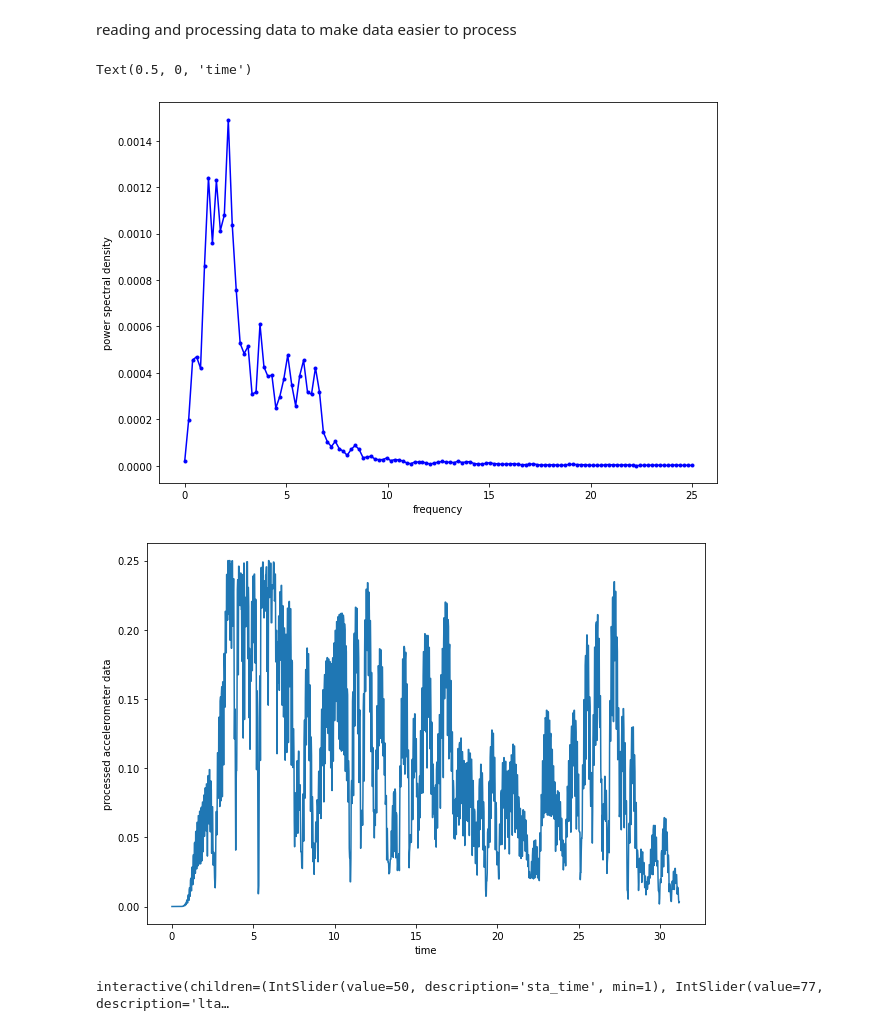
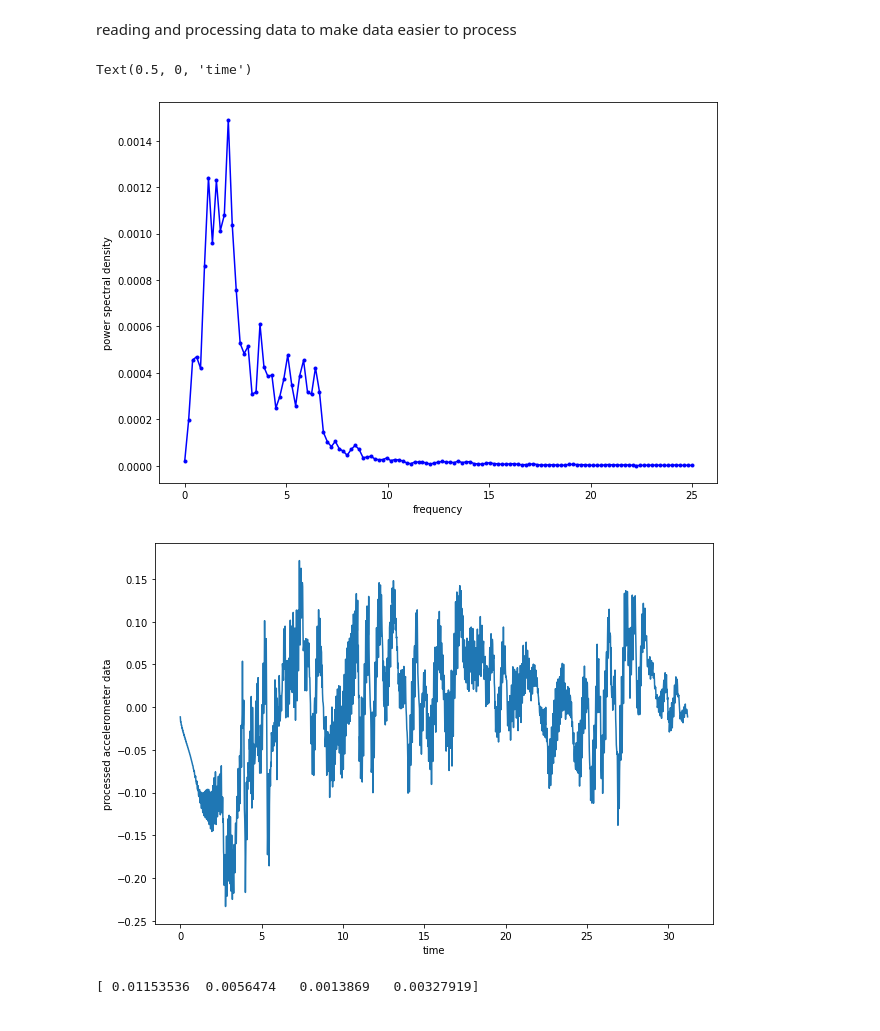
Before and after one commit to Student-Satellite-IITB/GLEE, a Jupyter notebook: wave_onset/sta-lta.ipynb, the cells around one changed output. Drawn from its saved outputs; the diff is of its cells as text; code cells hidden in the pictures.

```diff
--- a/wave_onset/sta-lta.ipynb
+++ b/wave_onset/sta-lta.ipynb
@@ -27,33 +27,37 @@ def butter_bandpass_filter(data, lowcut, highcut, fs, order=5):#band pass filter
     b, a = butter_bandpass(lowcut, highcut, fs, order=order)# coefficients of numerator and denomenator polynomial
     y = lfilter(b, a, data)#fir filter
     return y#filtered data
+# %%
+def data_pack(X):
+    y = butter_bandpass_filter(X,5,7,50,order=10)# band pass filter between 5 and 7 hrtz
+    y=abs(y)# to convert negative data from accelerometer to positive value
+    y_max=np.max(y)# max value recorded by accelerometer
+    y_envelop=np.zeros_like(y)
+    y_envelop_2=np.zeros_like(y)
+    y_envelop[:]=(y[:]/y_max)-(y[:]/y_max)**2# a variable to almost map the original wave but with less ossciliations
+    for i in range(1,len(y)):
+        y_envelop_2[0]=y_envelop[0]
+        y_envelop_2[i]=np.max(y_envelop[i-1:i+1])#to reduce the osscilations even further and make the data more uniform
+    y_hilbert=np.imag(hilbert(y_envelop_2))
+    return y,y_hilbert, y_envelop_2
 # %% [markdown]
 reading and processing data to make data easier to process
 # %%
 my_step=pd.read_csv('elcentro.csv')# reading data
 X=my_step['Acceleration']# accelerometer reading
 plt.figure(figsize=(10,7))
 freq,psd=signal.welch(X,50)# spectral density plot using welch method
 plt.plot(freq,psd,'b.-')#plotting psd using welches method
 plt.xlabel('frequency')
 plt.ylabel('power spectral density')
 #b, a = butter(10, 0.1, btype='low', analog=False)
-y = butter_bandpass_filter(X,5,7,50,order=10)# band pass filter between 5 and 7 hrtz
-y=abs(y)# to convert negative data from accelerometer to positive value
-y_max=np.max(y)# max value recorded by accelerometer
-y_envelop=np.zeros_like(y)
-y_envelop_2=np.zeros_like(y)
-y_envelop[:]=(y[:]/y_max)-(y[:]/y_max)**2# a variable to almost map the original wave but with less ossciliations
-for i in range(1,len(y)):
-    y_envelop_2[0]=y_envelop[0]
-    y_envelop_2[i]=np.max(y_envelop[i-1:i+1])#to reduce the osscilations even further and make the data more uniform
-y_hilbert=np.imag(hilbert(y_envelop_2))
+y,y_hilbert,y_envelop_2=data_pack(X)
 plt.figure(figsize=(10,7))
 
-plt.plot(my_step['Time'],y_envelop_2)
+plt.plot(my_step['Time'],y_hilbert)
 plt.ylabel('processed accelerometer data')
 plt.xlabel('time')
 # %% [output]
 Text(0.5, 0, 'time')
 [figure]
-[figure, old version]
+[figure, new version]
@@ -95,8 +107,8 @@ def trigger_onset(charfct, thres1, thres2, max_len=9e99, max_len_delete=False):
         pick.append([ trigger_on[0],  trigger_of[0]])
     return np.array(pick, dtype=np.int64)
 # %%
-@widgets.interact(sta_time=(1,100,1),lta_time=(5,150,1),thr_on=(0.01,2,0.01),thr_off=(0.01,1,0.01))# just graphical representation of no importance
-def ratio_sta_lta_calc(sta_time,lta_time,thr_on,thr_off):
+#@widgets.interact(thr_on=(0.01,2,0.01),thr_off=(0.01,1,0.01),y)# just graphical representation of no importance
+def trigger_event(thr_on,thr_off,k,k_envelop_2,k_hilbert,sta_time=30,lta_time=120):
     ratio_sta_lta=np.zeros(len(y))
     sta=0.#short term average
     csta=1./sta_time# variable to reduce redudancy in writting the formula
@@ -112,46 +124,20 @@ def ratio_sta_lta_calc(sta_time,lta_time,thr_on,thr_off):
             ratio_sta_lta[i]=0
       else:
              ratio_sta_lta[i]=sta/lta
-    plt.figure(figsize=(10,10))
-    plt.plot(ratio_sta_lta)
-    plt.xlabel('time')
-    plt.ylabel('sta/lta')
     cft=ratio_sta_lta
     trace=Trace(np.array(y_envelop_2))
     df = trace.stats.sampling_rate
     npts = trace.stats.npts
     t = np.arange(npts, dtype=np.float32) / df
-    fig = plt.figure(figsize=(10,10))
-    ax1 = fig.add_subplot(211)
-    ax1.plot(t*0.02,y , 'k')
-    ax2 = fig.add_subplot(212, sharex=ax1)
-    ax2.plot(t*0.02, cft, 'k')
-    ax1.set_xlabel('time')
-    ax1.set_ylabel('processed data from accelerometer')
     cft1=np.array(cft)
     on_off = np.array(trigger_onset(cft1, thr_on, thr_off))
-    i, j = ax1.get_ylim()
-    try:
-        ax1.vlines(on_off[:, 0]*0.02 / df, i, j, color='r', lw=2,
-                   label="Trigger On")
-        ax1.vlines(on_off[:, 1]*0.02 / df, i, j, color='b', lw=2,
-                   label="Trigger Off")
-        ax1.legend()
-    except IndexError:
-        pass
-    ax2.axhline(thr_on, color='red', lw=1, ls='--')
-    ax2.axhline(thr_off, color='blue', lw=1, ls='--')
-    ax2.set_ylabel('sta/lta')
-    ax2.set_xlabel("Time after %s [s]" % trace.stats.starttime.isoformat())
-    fig.suptitle(trace.id)
 
-    fig.canvas.draw()
-    plt.show()
-    n, bins, patches = plt.hist(ratio_sta_lta, 50, density=True, facecolor='g', alpha=0.75)
-    print(n)
-    print(bins)
-    print(patches)
-    print(np.max(ratio_sta_lta))
+    even=np.zeros(len(X))
+    on=on_off[:,0]
+    off=on_off[:,1]
+
+    for i in range (len(on_off)):
+        even[on[i]-1:off[i]]=X[on[i]-1:off[i]]
+
+    return even,len(on_off),on,off
-# %% [output]
-interactive(children=(IntSlider(value=50, description='sta_time', min=1), IntSlider(value=77, description='lta…
 # %%
@@ -158,0 +156,4 @@ train=y_hilbert
+# %%
+print(energy)
+# %% [output]
+[ 0.01153536  0.0056474   0.0013869   0.00327919]
```
Also changed, not shown: parts of 5 cells of this notebook, 12 other files.
